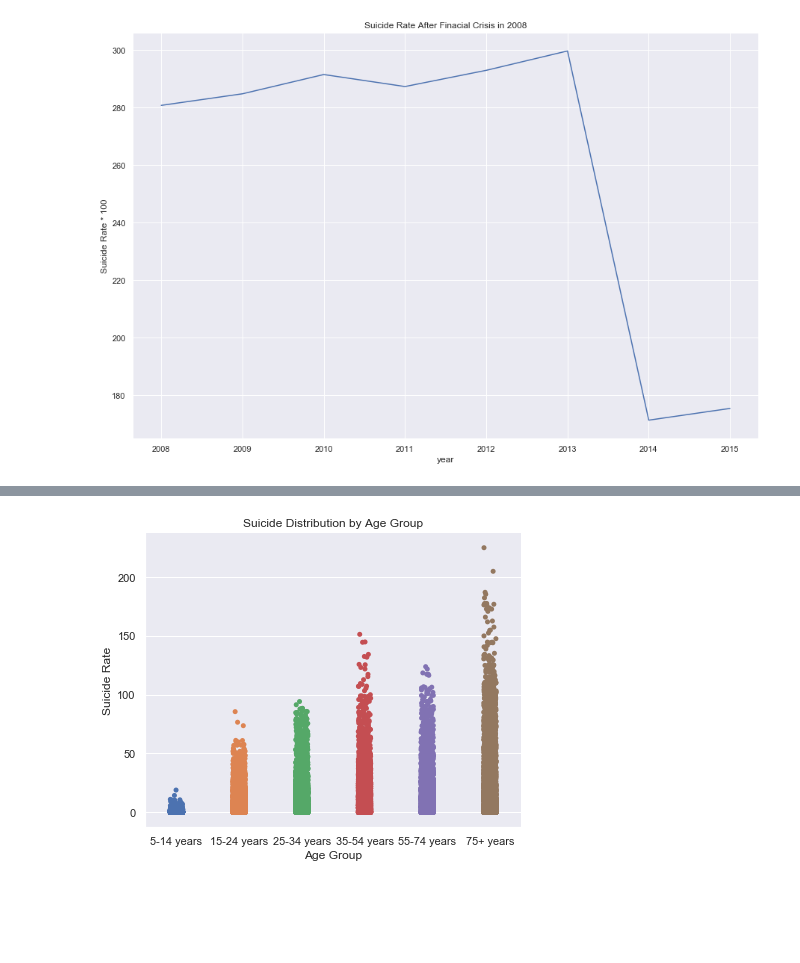
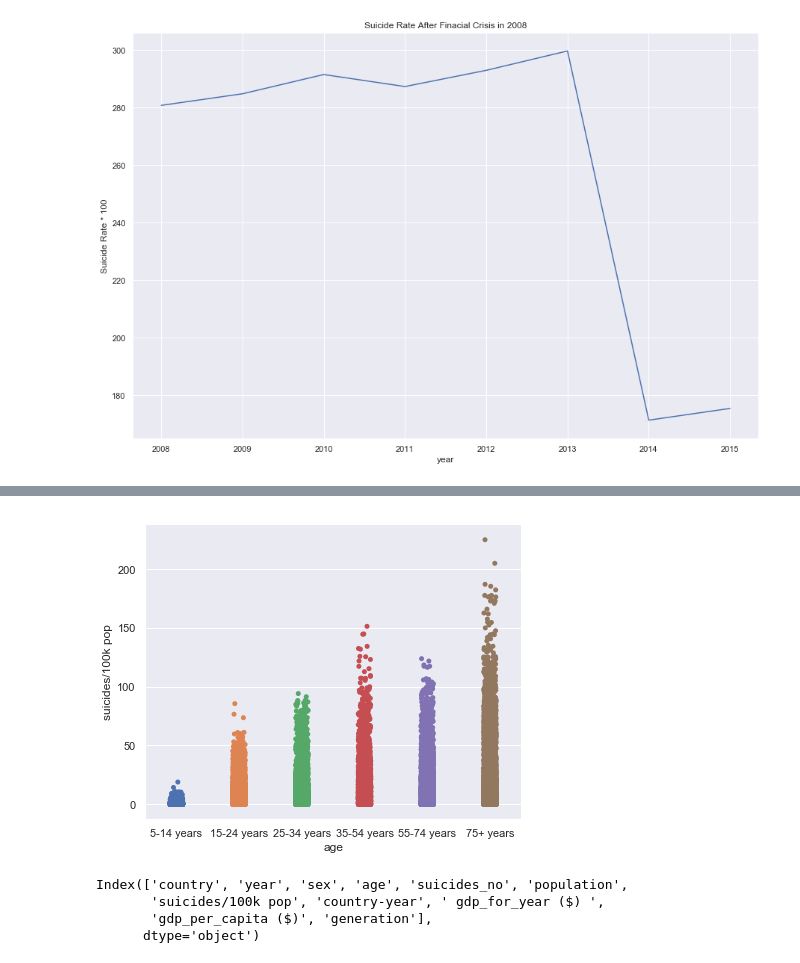
Before and after one commit to milkrong/suicide_rate_analysis, a Jupyter notebook: final_report.ipynb, the cells around one changed output, grey strips where cells are left out. Cells and saved outputs as stored; diff of their text form; code cells hidden in the pictures; blank space fills up the shorter version.

```diff
--- a/final_report.ipynb
+++ b/final_report.ipynb
@@ -164,0 +139,5 @@ ax.savefig("Suicide Distribution by Age Group.jpg")
+# %%
+suicide_info[' gdp_for_year ($) '] = suicide_info[' gdp_for_year ($) '].str.replace(',', '')
+suicide_info[' gdp_for_year ($) '] = suicide_info[' gdp_for_year ($) '].apply(pd.to_numeric)
+sns.pairplot(suicide_info)
+plt.show()
@@ -165,12 +146,16 @@ ax.savefig("Suicide Distribution by Age Group.jpg")
 # %%
 suicide_info.age = suicide_info.age.astype('category')
 x_labels = ['5-14 years', '15-24 years','25-34 years','35-54 years','55-74 years','75+ years']
 suicide_info.age.cat.set_categories(x_labels, inplace = True)
 suicide_info.sort_values(['age'])
 ax = sns.catplot(x="age", y="suicides/100k pop", data=suicide_info, height = 5, aspect=1.25)
-ax.set(ylabel = "Suicide Rate", xlabel = "Age Group")
-plt.title("Suicide Distribution by Age Group")
 plt.show()
-ax.savefig("Suicide Distribution by Age Group.jpg")
 # %% [output]
-[figure, old version]
+[figure, new version]
+# %%
+suicide_info.columns
+# %% [output]
+Index(['country', 'year', 'sex', 'age', 'suicides_no', 'population',
+       'suicides/100k pop', 'country-year', ' gdp_for_year ($) ',
+       'gdp_per_capita ($)', 'generation'],
+      dtype='object')
```
Also changed, not shown: parts of 13 cells of this notebook.
